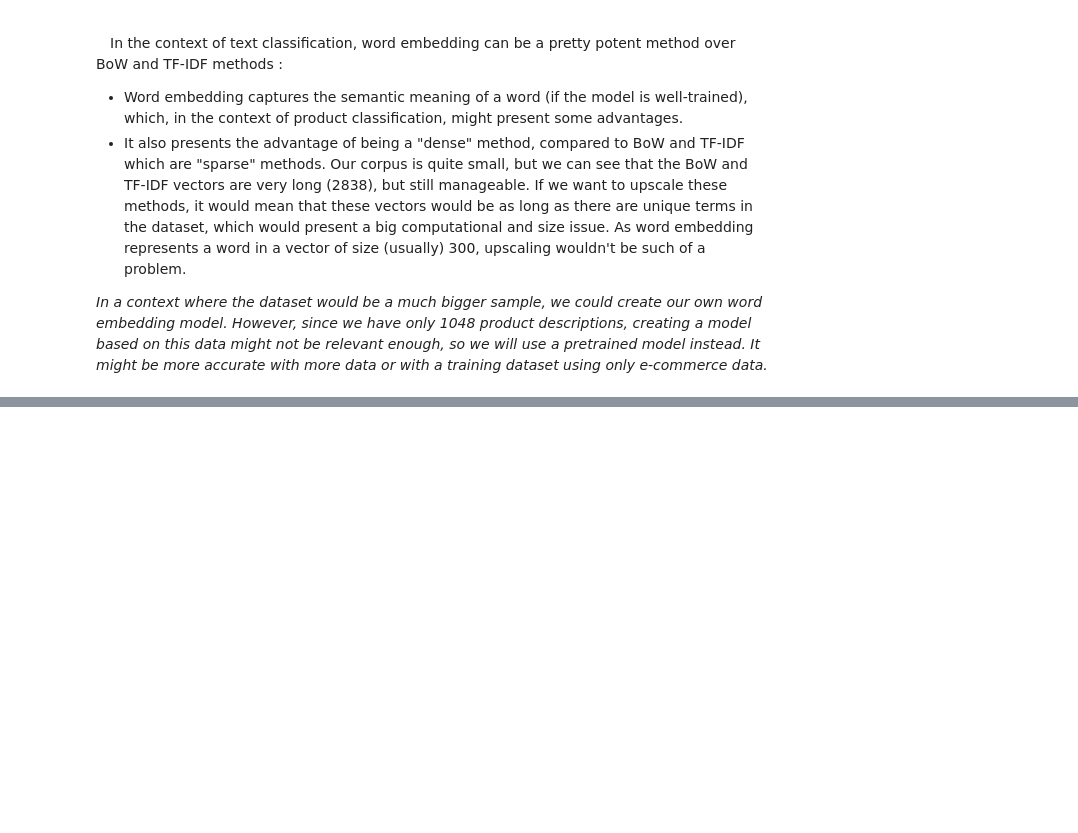
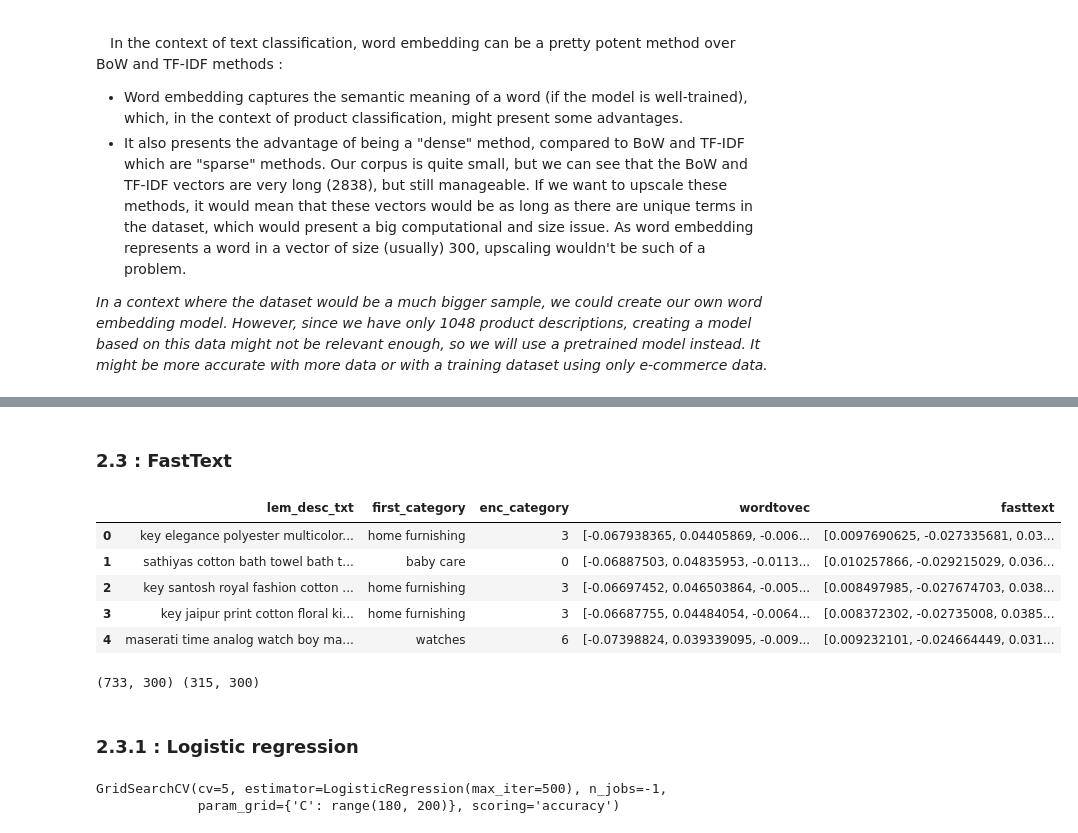
Before and after one commit to Psemp/ds_p6, a Jupyter notebook: notebooks/nb_02_text_classification.ipynb, the cells around one changed output, grey strips where cells are left out. Drawn from its saved outputs; the diff is of its cells as text; code cells hidden in the pictures; blank space fills up the shorter version.

```diff
--- a/notebooks/nb_02_text_classification.ipynb
+++ b/notebooks/nb_02_text_classification.ipynb
@@ -429,0 +549,6 @@ del accuracy_tfidf_umap
+# %%
+# Let's make a copy of the dataframe with only the required columns :
+
+subset = ["lem_desc_txt", "first_category", "enc_category"]
+
+df_embed = df[subset].copy()
@@ -429,0 +566,12 @@ del accuracy_tfidf_umap
+# %%
+# Creation of embedding function :
+
+def word_to_vec_embed(row):
+    """
+    Splits row["lem_desc_txt"] and returns the mean
+    vector of this list using word2vec model.
+    """
+    list_txt = row["lem_desc_txt"]
+    return wv_model.get_mean_vector(list_txt)
+# %%
+df_embed["wordtovec"] = df_embed.apply(word_to_vec_embed, axis=1)
@@ -429,0 +802,23 @@ del accuracy_tfidf_umap
+# %% [markdown]
+### 2.3 : FastText
+# %%
+# Creation of embedding function :
+
+def fast_text_embed(row):
+    """
+    Splits row["lem_desc_txt"] and returns the mean
+    vector of this list using FastTex.
+    """
+    list_txt = row["lem_desc_txt"]
+    return ft_model.get_mean_vector(list_txt)
+# %%
+df_embed["fasttext"] = df_embed.apply(func=fast_text_embed, axis=1)
+
+df_embed.head()
+# %% [output]
+|  | lem_desc_txt | first_category | enc_category | wordtovec | fasttext |
+| 0 | key elegance polyester multicolor... | home furnishing | 3 | [-0.067938365, 0.04405869, -0.006... | [0.0097690625, -0.027335681, 0.03... |
+| 1 | sathiyas cotton bath towel bath t... | baby care | 0 | [-0.06887503, 0.04835953, -0.0113... | [0.010257866, -0.029215029, 0.036... |
+| 2 | key santosh royal fashion cotton ... | home furnishing | 3 | [-0.06697452, 0.046503864, -0.005... | [0.008497985, -0.027674703, 0.038... |
+| 3 | key jaipur print cotton floral ki... | home furnishing | 3 | [-0.06687755, 0.04484054, -0.0064... | [0.008372302, -0.02735008, 0.0385... |
+| 4 | maserati time analog watch boy ma... | watches | 6 | [-0.07398824, 0.039339095, -0.009... | [0.009232101, -0.024664449, 0.031... |
@@ -429,0 +832,9 @@ del accuracy_tfidf_umap
+# %%
+X_train_stacked_ft = np.stack(X_train_ft)  # To 2D arr
+X_test_stacked_ft = np.stack(X_test_ft)  # To 2D arr
+
+print(X_train_stacked_ft.shape, X_test_stacked_ft.shape)
+# %% [output]
+(733, 300) (315, 300)
+# %% [markdown]
+### 2.3.1 : Logistic regression
@@ -429,0 +851,5 @@ del accuracy_tfidf_umap
+# %%
+grid_logistic_regression.fit(X_train_stacked_ft, y_train)
+# %% [output]
+GridSearchCV(cv=5, estimator=LogisticRegression(max_iter=500), n_jobs=-1,
+             param_grid={'C': range(180, 200)}, scoring='accuracy')
```
Also changed, not shown: parts of 72 cells of this notebook, 1 other file.
